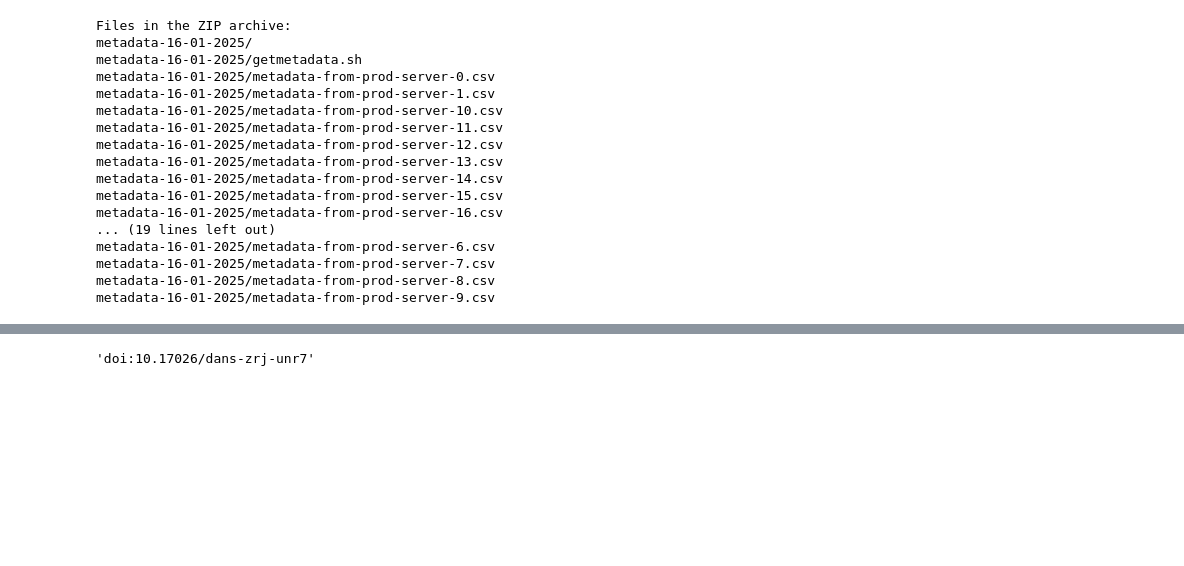
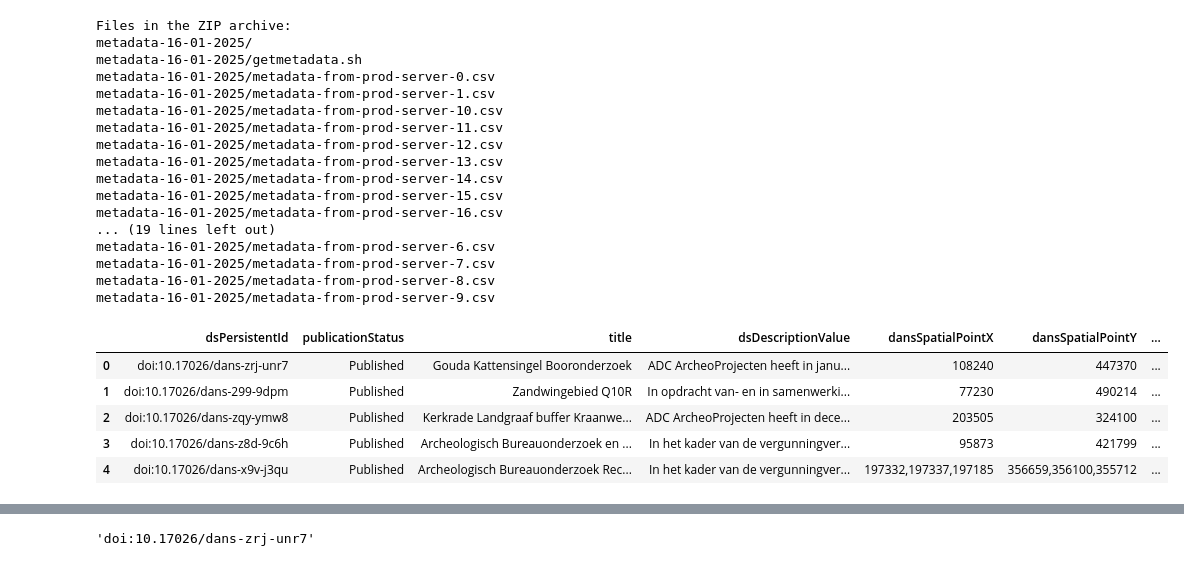
Before and after one commit to Dans-labs/rce-spatial-coverage, a Jupyter notebook: explore.ipynb, the cells around one changed output, grey strips where cells are left out. Saved outputs shown, nothing was run; the diff lists cells and outputs as text; code cells hidden in the pictures; blank space fills up the shorter version.

Commit message:
expand data exploration

```diff
--- a/explore.ipynb
+++ b/explore.ipynb
@@ -67,0 +43,27 @@ combined_df = pd.concat(dfs, ignore_index=True)
+# %%
+# Path to your zip file
+zip_file_path = '../data/metadata-2.zip'
+
+# Create an empty DataFrame
+df = pd.DataFrame()
+
+# Open the zip file
+with zipfile.ZipFile(zip_file_path, 'r') as z:
+    # List all files in the zip
+    for filename in z.namelist():
+        if filename.endswith('.csv'):
+            # Read each CSV file into a DataFrame
+            with z.open(filename) as f:
+                d = pd.read_csv(f)
+                # Append to the combined DataFrame
+                df = pd.concat([df, d], ignore_index=True)
+
+# Display the combined DataFrame
+df.head()
+# %% [output]
+|  | dsPersistentId | publicationStatus | title | dsDescriptionValue | dansSpatialPointX | dansSpatialPointY | ... |
+| 0 | doi:10.17026/dans-zrj-unr7 | Published | Gouda Kattensingel Booronderzoek | ADC ArcheoProjecten heeft in janu... | 108240 | 447370 | ... |
+| 1 | doi:10.17026/dans-299-9dpm | Published | Zandwingebied Q10R | In opdracht van- en in samenwerki... | 77230 | 490214 | ... |
+| 2 | doi:10.17026/dans-zqy-ymw8 | Published | Kerkrade Landgraaf buffer Kraanwe... | ADC ArcheoProjecten heeft in dece... | 203505 | 324100 | ... |
+| 3 | doi:10.17026/dans-z8d-9c6h | Published | Archeologisch Bureauonderzoek en ... | In het kader van de vergunningver... | 95873 | 421799 | ... |
+| 4 | doi:10.17026/dans-x9v-j3qu | Published | Archeologisch Bureauonderzoek Rec... | In het kader van de vergunningver... | 197332,197337,197185 | 356659,356100,355712 | ... |
```
Also changed, not shown: parts of 17 cells of this notebook, 3 other files.
